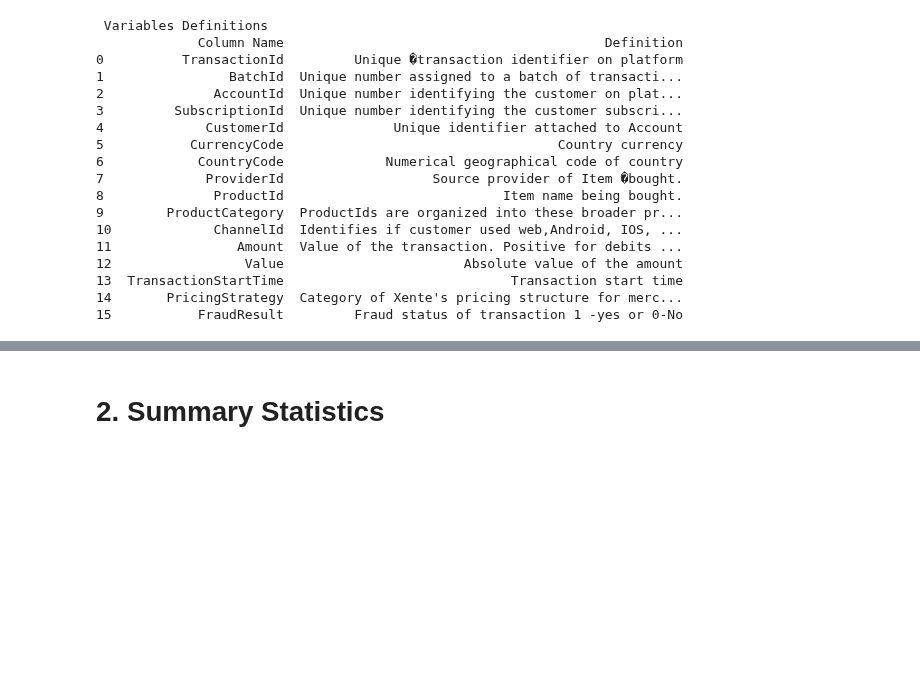
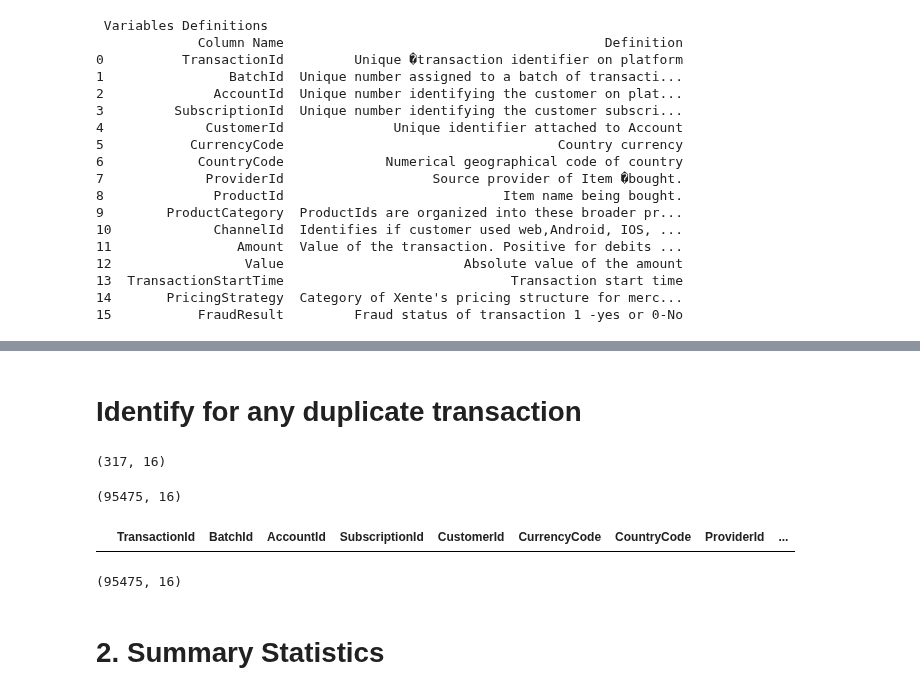
Before and after one commit to nebiyu-getachew/bati-bank-credit-scoring, a Jupyter notebook: notebooks/task_2.ipynb, the cells around one changed output, grey strips where cells are left out. Drawn from its saved outputs; the diff is of its cells as text; code cells hidden in the pictures; blank space fills up the shorter version.

```diff
--- a/notebooks/task_2.ipynb
+++ b/notebooks/task_2.ipynb
@@ -97,3 +98,38 @@ print(variables)
+# %%
+# Convert the TransactionStartTime to appropriate datetime format
+data['TransactionStartTime'] = pd.to_datetime(data['TransactionStartTime'])
+# %% [markdown]
+# Identify for any duplicate transaction
+# %%
+# Identify duplicates based on specified columns
+duplicate_rows = data[data.duplicated(subset=['BatchId', 'AccountId', 'SubscriptionId', 'CustomerId', 'CurrencyCode',
+                                           'CountryCode', 'ProviderId', 'ProductId', 'ProductCategory',
+                                           'ChannelId', 'Amount', 'Value', 'TransactionStartTime',
+                                           'PricingStrategy', 'FraudResult'], keep=False)]
+duplicate_rows.shape
+# %% [output]
+(317, 16)
+# %%
+# Keep the first occurrence of duplicates
+data_cleaned = data.drop_duplicates(subset=['BatchId', 'AccountId', 'SubscriptionId', 'CustomerId',
+                                          'CurrencyCode', 'CountryCode', 'ProviderId', 'ProductId',
+                                          'ProductCategory', 'ChannelId', 'Amount', 'Value',
+                                          'TransactionStartTime', 'PricingStrategy', 'FraudResult'],
+                                 keep='first')
+# %%
+data_cleaned.shape
+# %% [output]
+(95475, 16)
+# %%
+# Comfirm that there is no duplicates
+data_cleaned[data_cleaned.duplicated()]
+# %% [output]
+|  | TransactionId | BatchId | AccountId | SubscriptionId | CustomerId | CurrencyCode | CountryCode | ProviderId | ... |
+# %%
+data = data_cleaned.copy()
+data.shape
+# %% [output]
+(95475, 16)
 # %% [markdown]
 #  **2.** Summary Statistics
 # %%
```
Also changed, not shown: parts of 5 cells of this notebook, 1 other file.
